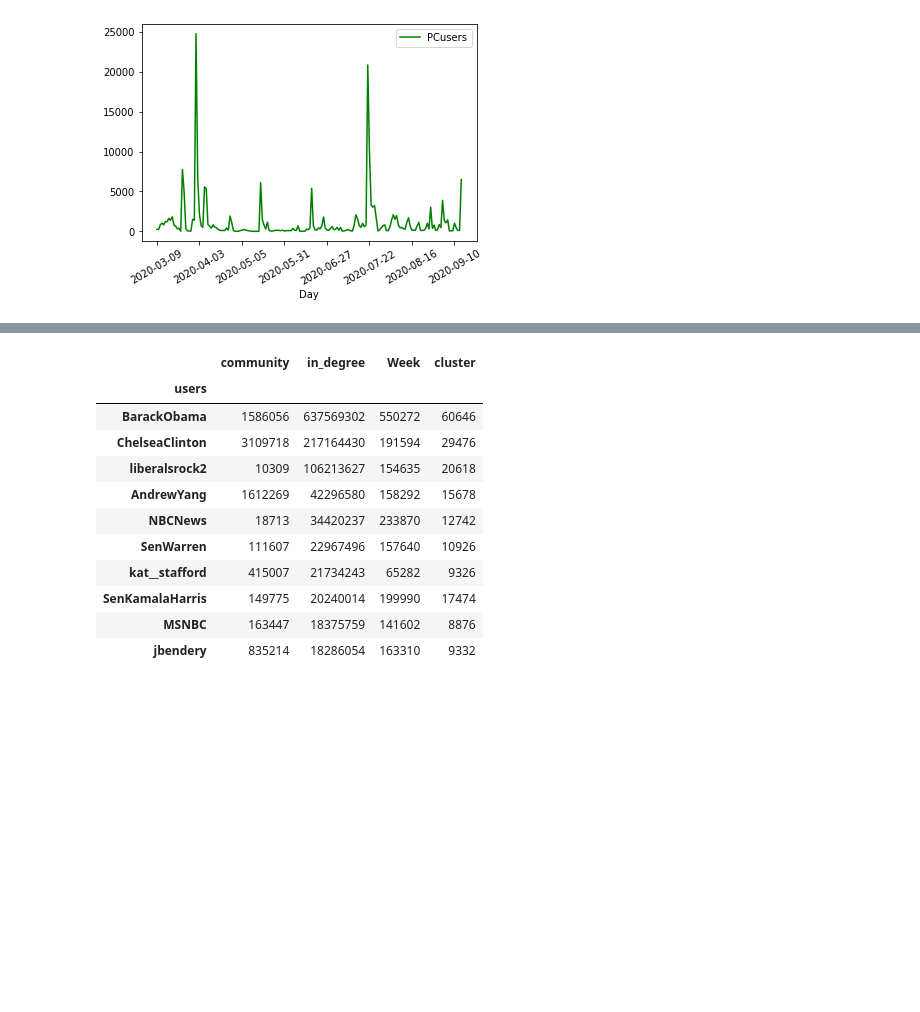
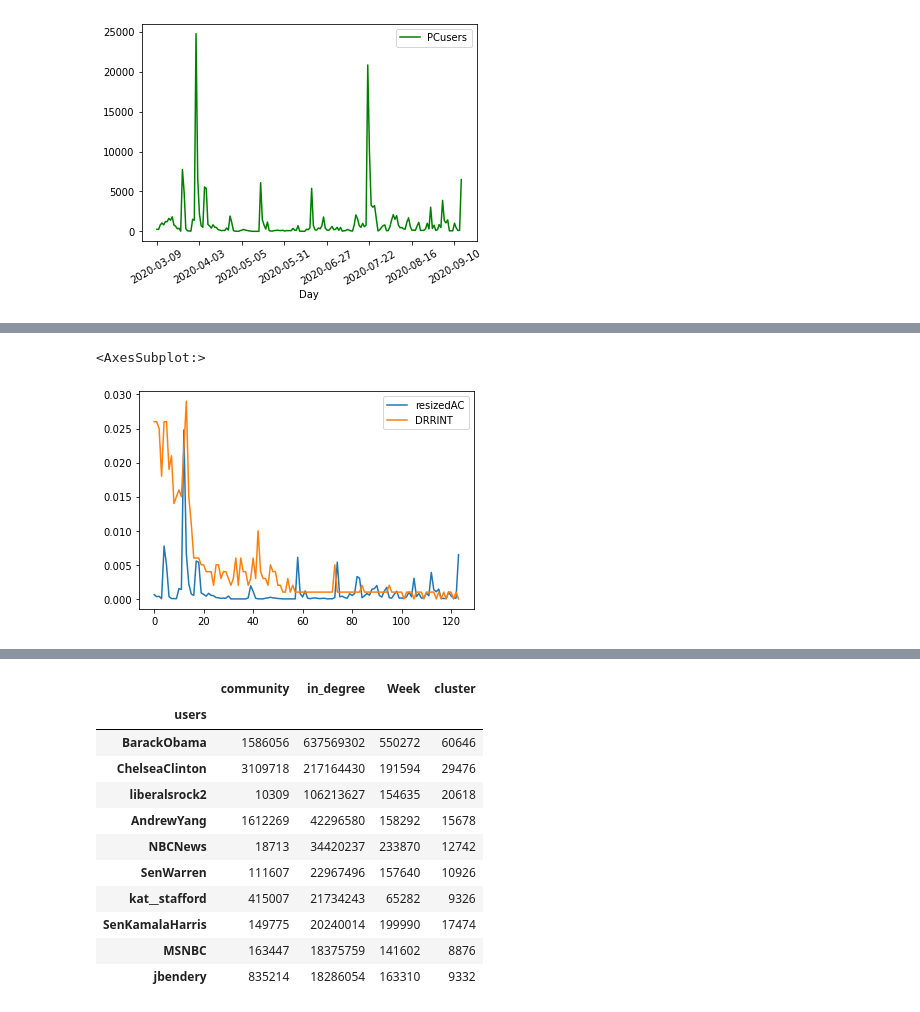
Before and after one commit to LiMaoUM/network-clustering-analysis, a Jupyter notebook: user_network.ipynb, the cells around one changed output, grey strips where cells are left out. Saved outputs shown, nothing was run; the diff lists cells and outputs as text; code cells hidden in the pictures; blank space fills up the shorter version.

```diff
--- a/user_network.ipynb
+++ b/user_network.ipynb
@@ -308,31 +365,31 @@ sum(intres.CRRINT.diff()==0)
 # %%
-intres = intrescopy.copy()
+overall_daily_copy= overall_daily.copy()
 PCcluster = community.loc[community['cluster']==2,:].groupby('Day').nunique()[['users']].reset_index()
 
 PCcluster.rename(columns={'users':'usersPC'},inplace=True)
-intres['RESP_DATE'] = pd.to_datetime(intres['RESP_DATE'])
-intres=intres.merge(PCcluster,left_on='RESP_DATE',right_on='Day',how='left')
+
+overall_daily_copy_PC=overall_daily_copy.merge(PCcluster,left_on='Date',right_on='Day',how='left')
 
 
 
-intres=intres.fillna(value={'usersPC':0})
-intres=intres.sort_values(by='RESP_DATE').reset_index(drop=True)
 
+overall_daily_copy_PC=overall_daily_copy_PC.sort_values(by='Date').fillna(0)
 from statsmodels.tsa.stattools import adfuller
-result = adfuller(intres['usersPC'])
+
+result = adfuller(overall_daily_copy_PC['usersPC'])
 print(f'Test Statistics: {result[0]}')
 print(f'p-value: {result[1]}')
 print(f'critical_values: {result[4]}')
 
 from statsmodels.tsa.stattools import adfuller
-result = adfuller(intres['DRRALL'])
+result = adfuller(overall_daily_copy_PC['DRRINT'])
 print(f'Test Statistics: {result[0]}')
 print(f'p-value: {result[1]}')
 print(f'critical_values: {result[4]}')
 
 from statsmodels.tsa.stattools import grangercausalitytests
-grangercausalitytests(intres[['usersPC', 'CRRALL']], maxlag=[3])
+grangercausalitytests(overall_daily_copy_PC[['usersPC', 'DRRINT']], maxlag=[3])
 
 from statsmodels.tsa.stattools import grangercausalitytests
-grangercausalitytests(intres[['CRRALL', 'usersPC']], maxlag=[3])
+grangercausalitytests(overall_daily_copy_PC[['DRRINT', 'usersPC']], maxlag=[3])
 # %% [output]
@@ -663 +498,7 @@ KeyError: ['usersPC']
+# %%
+overall_daily_copy_PC['resizedAC'] = (overall_daily_copy_PC['usersPC'])/1000000
+overall_daily_copy_PC[['resizedAC','DRRINT']].plot()
+# %% [output]
+<AxesSubplot:>
+[figure, added]
 # %%
```
Also changed, not shown: parts of 48 cells of this notebook.
